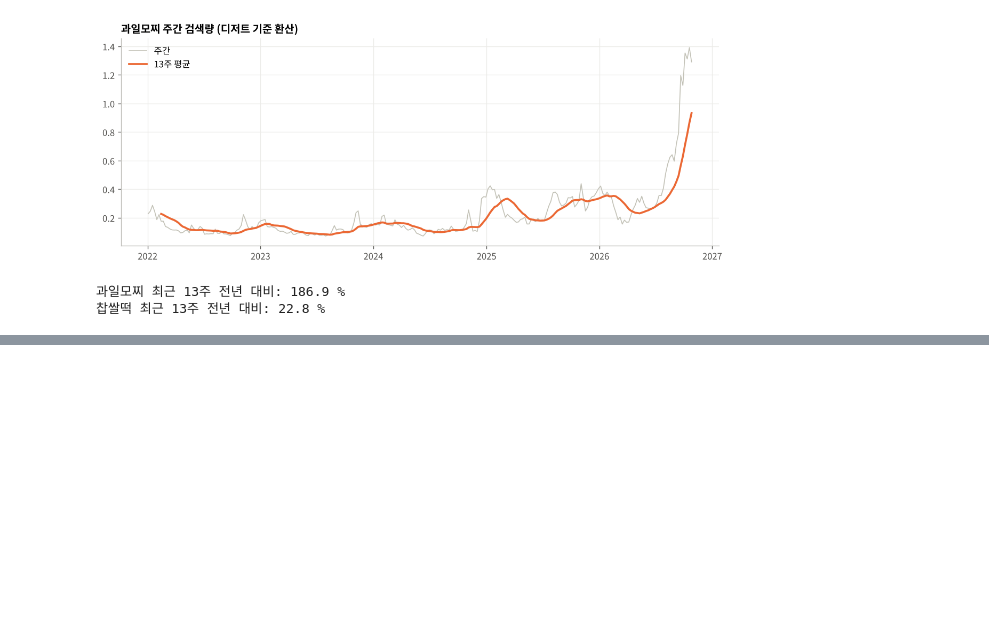
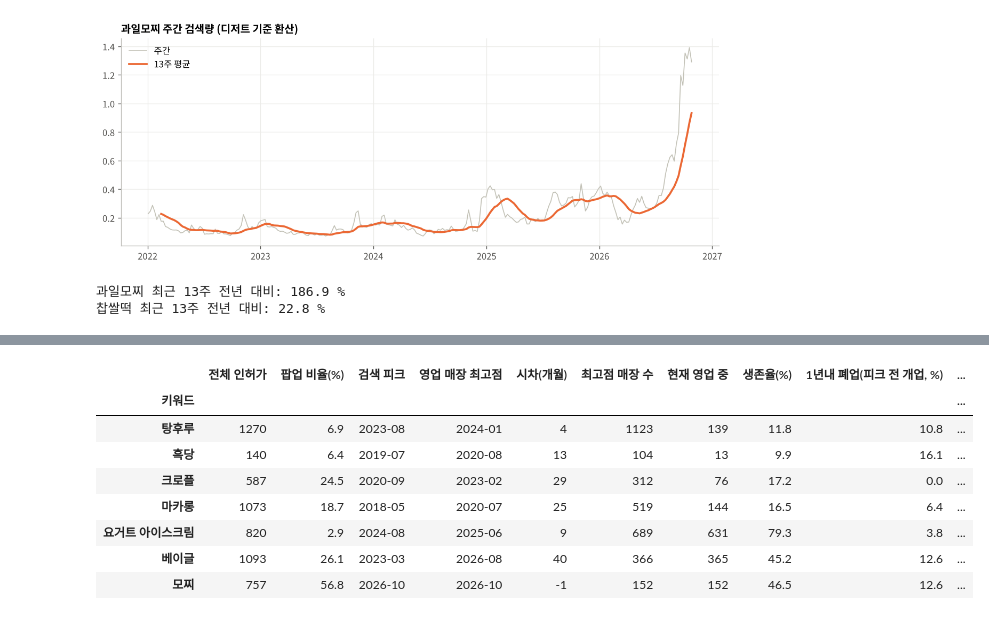
Before and after one commit to hyeran712/dessert-lifecycle, a Jupyter notebook: dessert_lifecycle.ipynb, the cells around one changed output, grey strips where cells are left out. Saved outputs shown, nothing was run; the diff lists cells and outputs as text; code cells hidden in the pictures; blank space fills up the shorter version.

```diff
--- a/dessert_lifecycle.ipynb
+++ b/dessert_lifecycle.ipynb
@@ -229,0 +239,42 @@ print('찹쌀떡 최근 13주 전년 대비:', R.loc['찹쌀떡', '전년대비(
+# %%
+shops = pd.read_csv('data/shops_filtered.csv', dtype=str)
+shops['o'] = pd.to_datetime(shops['인허가일자'], errors='coerce')
+shops['c'] = pd.to_datetime(shops['폐업일자'], errors='coerce')
+shops = shops[shops['o'].notna()]
+shops['days'] = (shops['c'] - shops['o']).dt.days
+shops['팝업'] = shops['days'].notna() & (shops['days'] <= 90)
+SEARCH_KEY = {'탕후루': '탕후루', '흑당': '흑당', '크로플': '크로플', '마카롱': '마카롱',
+              '요거트 아이스크림': '요거트 아이스크림', '베이글': '베이글', '모찌': '모찌류(합산)'}
+months = pd.date_range('2016-01-01', '2026-10-01', freq='MS')
+TODAY = pd.Timestamp('2026-10-31')
+
+def alive_series(perm):
+    ends = months + pd.offsets.MonthEnd(0)
+    return pd.Series([((perm.o <= t) & (perm.c.isna() | (perm.c > t))).sum() for t in ends], index=months)
+
+def close_1y(x):
+    x = x[x.o <= TODAY - pd.Timedelta(days=365)]
+    return round(((x.days.notna()) & (x.days <= 365)).mean() * 100, 1) if len(x) >= 30 else np.nan
+
+rows, ALIVE = [], {}
+for k, sk in SEARCH_KEY.items():
+    d = shops[shops['키워드'] == k]; perm = d[~d['팝업']]
+    ALIVE[k] = alive_series(perm)
+    spk = S[sk].idxmax(); apk = ALIVE[k].idxmax()
+    rows.append({'키워드': k, '전체 인허가': len(d), '팝업 비율(%)': round(d['팝업'].mean()*100, 1),
+                 '검색 피크': spk.strftime('%Y-%m'), '영업 매장 최고점': apk.strftime('%Y-%m'),
+                 '시차(개월)': round((apk - spk).days / 30.4), '최고점 매장 수': ALIVE[k].max(),
+                 '현재 영업 중': int(perm.c.isna().sum()), '생존율(%)': round(perm.c.isna().mean()*100, 1),
+                 '1년내 폐업(피크 전 개업, %)': close_1y(perm[perm.o < spk]),
+                 '1년내 폐업(피크 후 개업, %)': close_1y(perm[perm.o >= spk])})
+SH = pd.DataFrame(rows).set_index('키워드'); SH
+# %% [output]
+|  | 전체 인허가 | 팝업 비율(%) | 검색 피크 | 영업 매장 최고점 | 시차(개월) | 최고점 매장 수 | 현재 영업 중 | 생존율(%) | 1년내 폐업(피크 전 개업, %) | ... |
+| 키워드 |  |  |  |  |  |  |  |  |  | ... |
+| 탕후루 | 1270 | 6.9 | 2023-08 | 2024-01 | 4 | 1123 | 139 | 11.8 | 10.8 | ... |
+| 흑당 | 140 | 6.4 | 2019-07 | 2020-08 | 13 | 104 | 13 | 9.9 | 16.1 | ... |
+| 크로플 | 587 | 24.5 | 2020-09 | 2023-02 | 29 | 312 | 76 | 17.2 | 0.0 | ... |
+| 마카롱 | 1073 | 18.7 | 2018-05 | 2020-07 | 25 | 519 | 144 | 16.5 | 6.4 | ... |
+| 요거트 아이스크림 | 820 | 2.9 | 2024-08 | 2025-06 | 9 | 689 | 631 | 79.3 | 3.8 | ... |
+| 베이글 | 1093 | 26.1 | 2023-03 | 2026-08 | 40 | 366 | 365 | 45.2 | 12.6 | ... |
+| 모찌 | 757 | 56.8 | 2026-10 | 2026-10 | -1 | 152 | 152 | 46.5 | 12.6 | ... |
```
Also changed, not shown: parts of 6 cells of this notebook, 4 other files.
